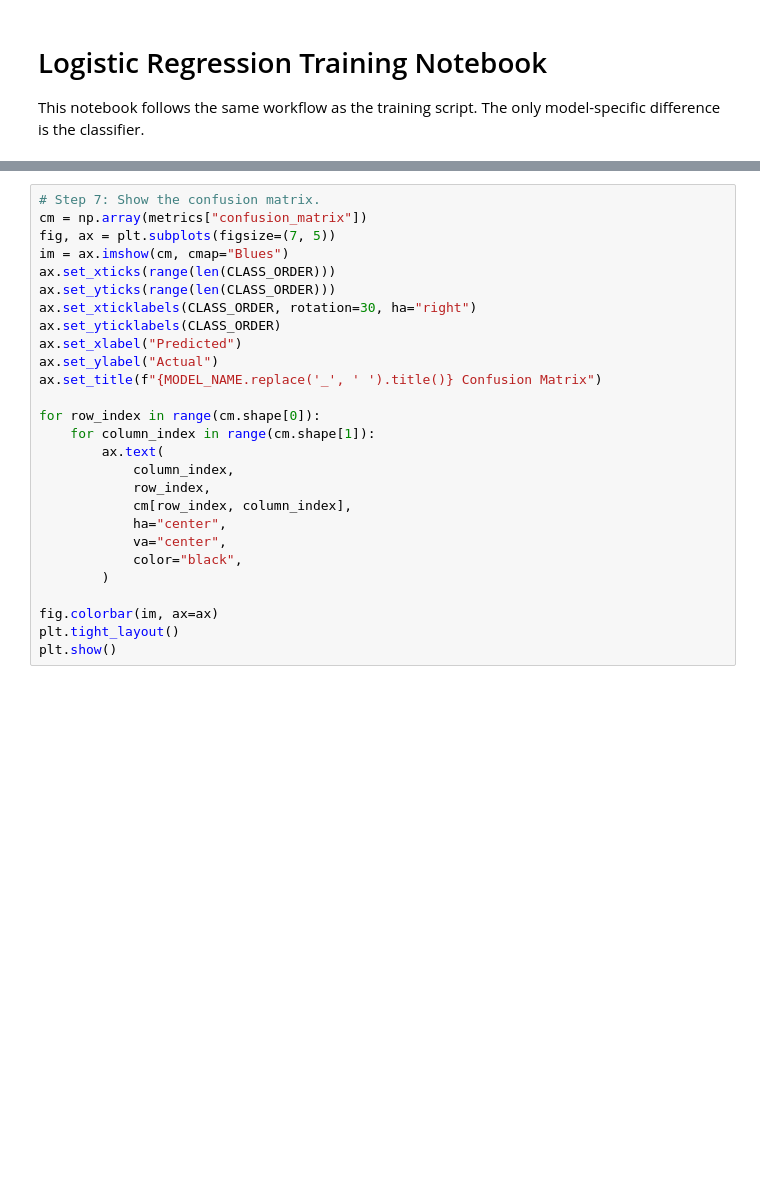
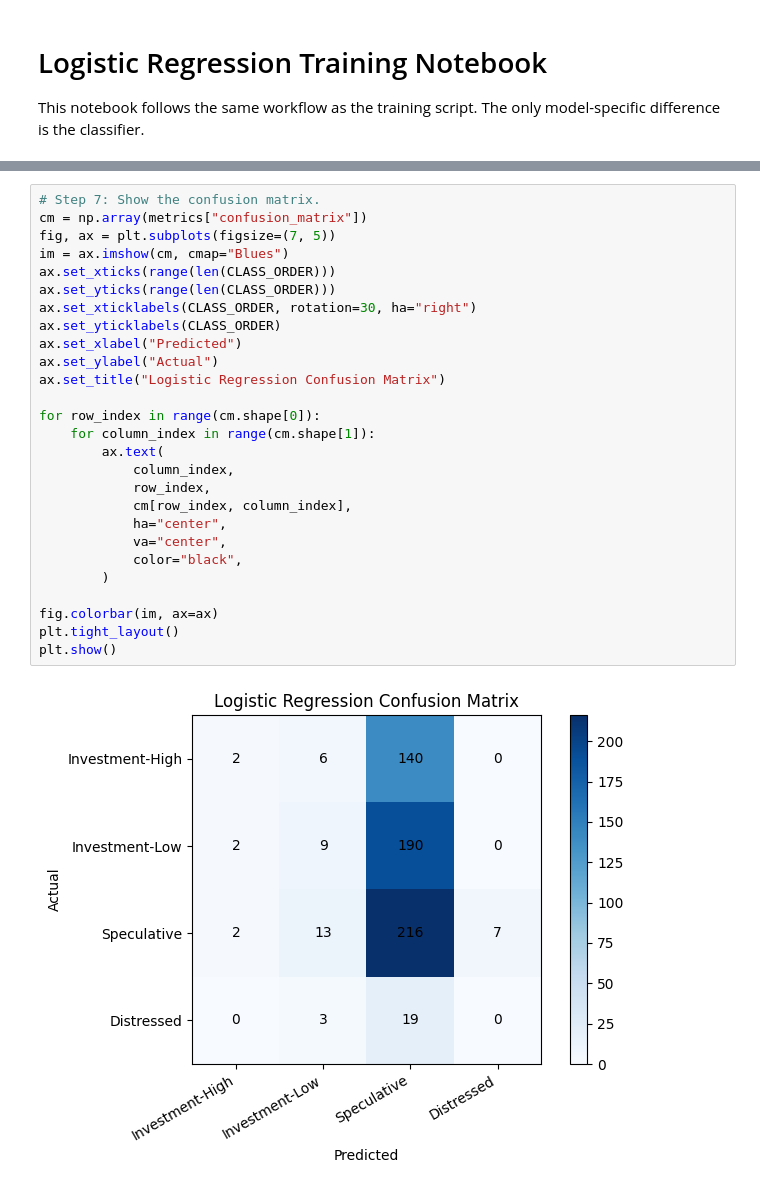
Before and after one commit to nicholas24042626/CreditSight, a Jupyter notebook: notebook/logistic_regression/logistic_regression.ipynb, the cells around one changed output, grey strips where cells are left out. Saved outputs shown, nothing was run; the diff lists cells and outputs as text; blank space fills up the shorter version.

```diff
--- a/notebook/logistic_regression/logistic_regression.ipynb
+++ b/notebook/logistic_regression/logistic_regression.ipynb
@@ -127,30 +174,32 @@ print(metrics["classification_report_text"])
 # %%
 # Step 7: Show the confusion matrix.
 cm = np.array(metrics["confusion_matrix"])
 fig, ax = plt.subplots(figsize=(7, 5))
 im = ax.imshow(cm, cmap="Blues")
 ax.set_xticks(range(len(CLASS_ORDER)))
 ax.set_yticks(range(len(CLASS_ORDER)))
 ax.set_xticklabels(CLASS_ORDER, rotation=30, ha="right")
 ax.set_yticklabels(CLASS_ORDER)
 ax.set_xlabel("Predicted")
 ax.set_ylabel("Actual")
-ax.set_title(f"{MODEL_NAME.replace('_', ' ').title()} Confusion Matrix")
+ax.set_title("Logistic Regression Confusion Matrix")
 
 for row_index in range(cm.shape[0]):
     for column_index in range(cm.shape[1]):
         ax.text(
             column_index,
             row_index,
             cm[row_index, column_index],
             ha="center",
             va="center",
             color="black",
         )
 
 fig.colorbar(im, ax=ax)
 plt.tight_layout()
 plt.show()
+# %% [output]
+[figure, added]
 # %%
 # Step 8: Show SHAP feature importance.
 preprocessor = pipeline.named_steps["preprocessor"]
```
Also changed, not shown: parts of 8 cells of this notebook, 4 other files.
